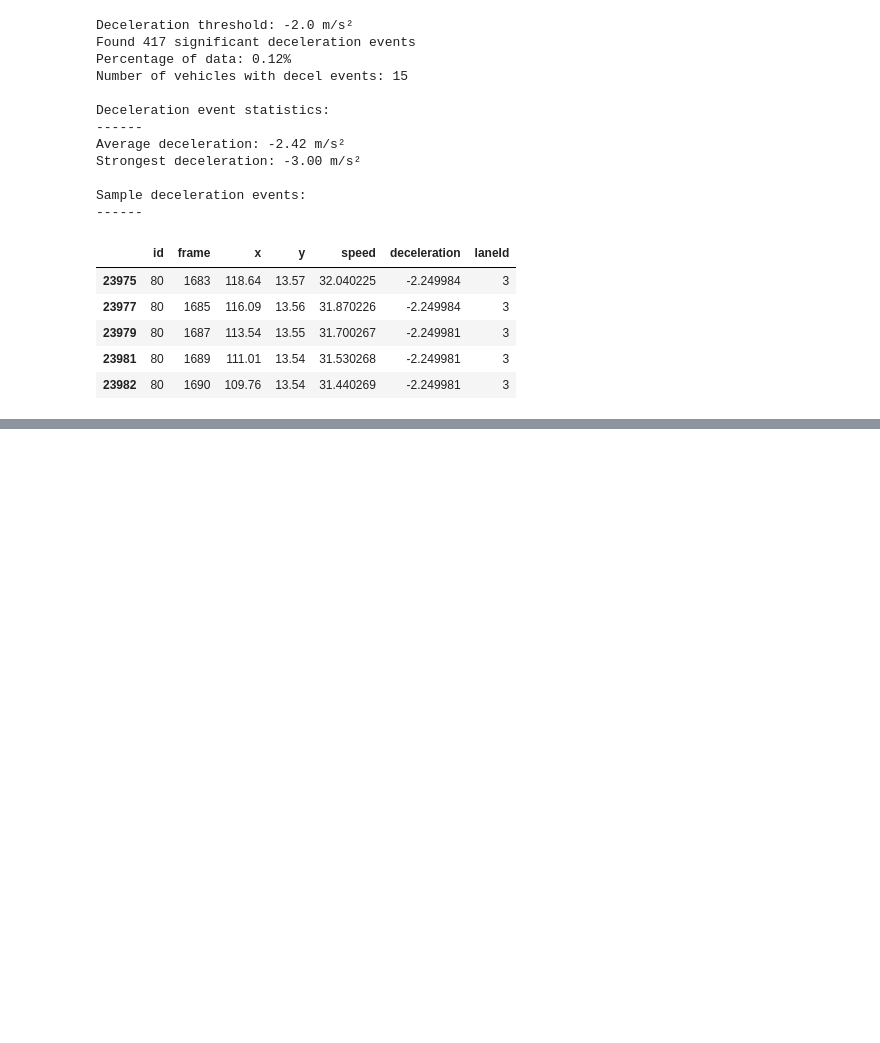
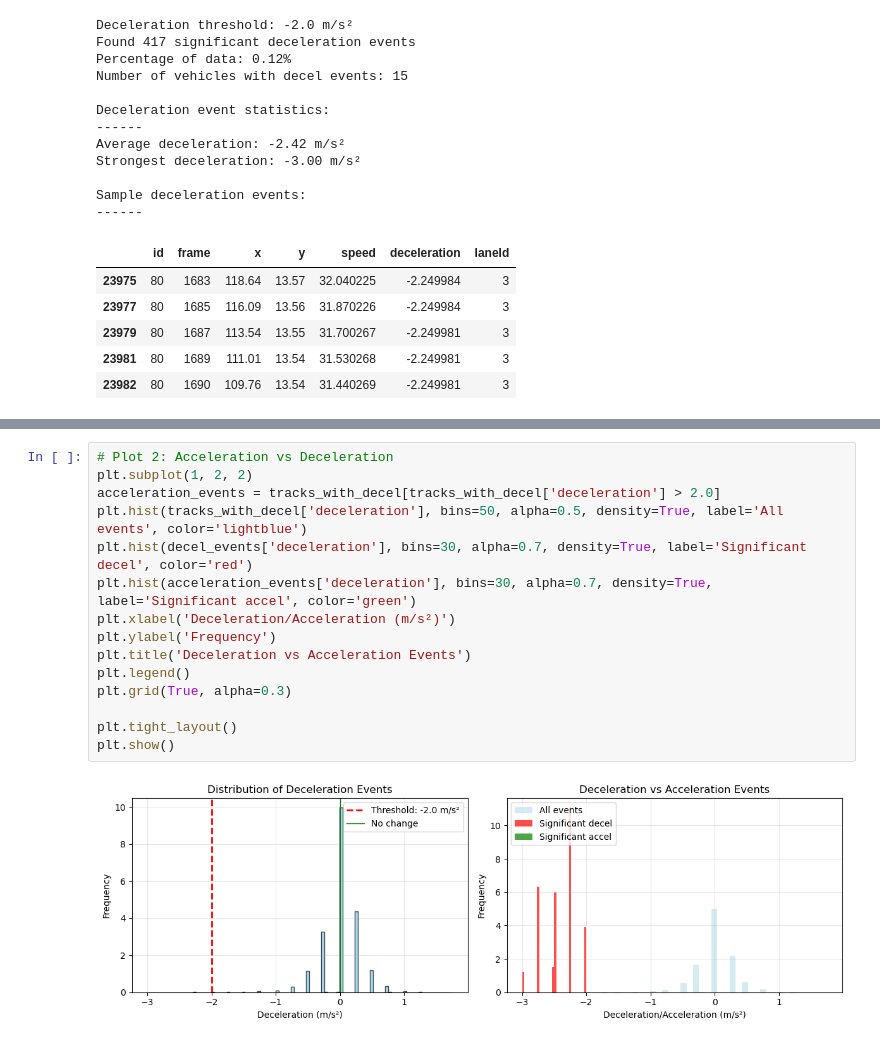
Before and after one commit to rapha-pro/Traffic-Light-Simulator, a Jupyter notebook: notebooks/explore_highd.ipynb, the cells around one changed output, grey strips where cells are left out. Drawn from its saved outputs; the diff is of its cells as text; blank space fills up the shorter version.

Commit message:
EDA: Visualization for deceleration events and spaital analysis

```diff
--- a/notebooks/explore_highd.ipynb
+++ b/notebooks/explore_highd.ipynb
@@ -318,0 +335,17 @@ Sample deceleration events:
+# %%
+# Plot 2: Acceleration vs Deceleration
+plt.subplot(1, 2, 2)
+acceleration_events = tracks_with_decel[tracks_with_decel['deceleration'] > 2.0]
+plt.hist(tracks_with_decel['deceleration'], bins=50, alpha=0.5, density=True, label='All events', color='lightblue')
+plt.hist(decel_events['deceleration'], bins=30, alpha=0.7, density=True, label='Significant decel', color='red')
+plt.hist(acceleration_events['deceleration'], bins=30, alpha=0.7, density=True, label='Significant accel', color='green')
+plt.xlabel('Deceleration/Acceleration (m/s²)')
+plt.ylabel('Frequency')
+plt.title('Deceleration vs Acceleration Events')
+plt.legend()
+plt.grid(True, alpha=0.3)
+
+plt.tight_layout()
+plt.show()
+# %% [output]
+[figure, added]
```
Also changed, not shown: parts of 11 cells of this notebook.
